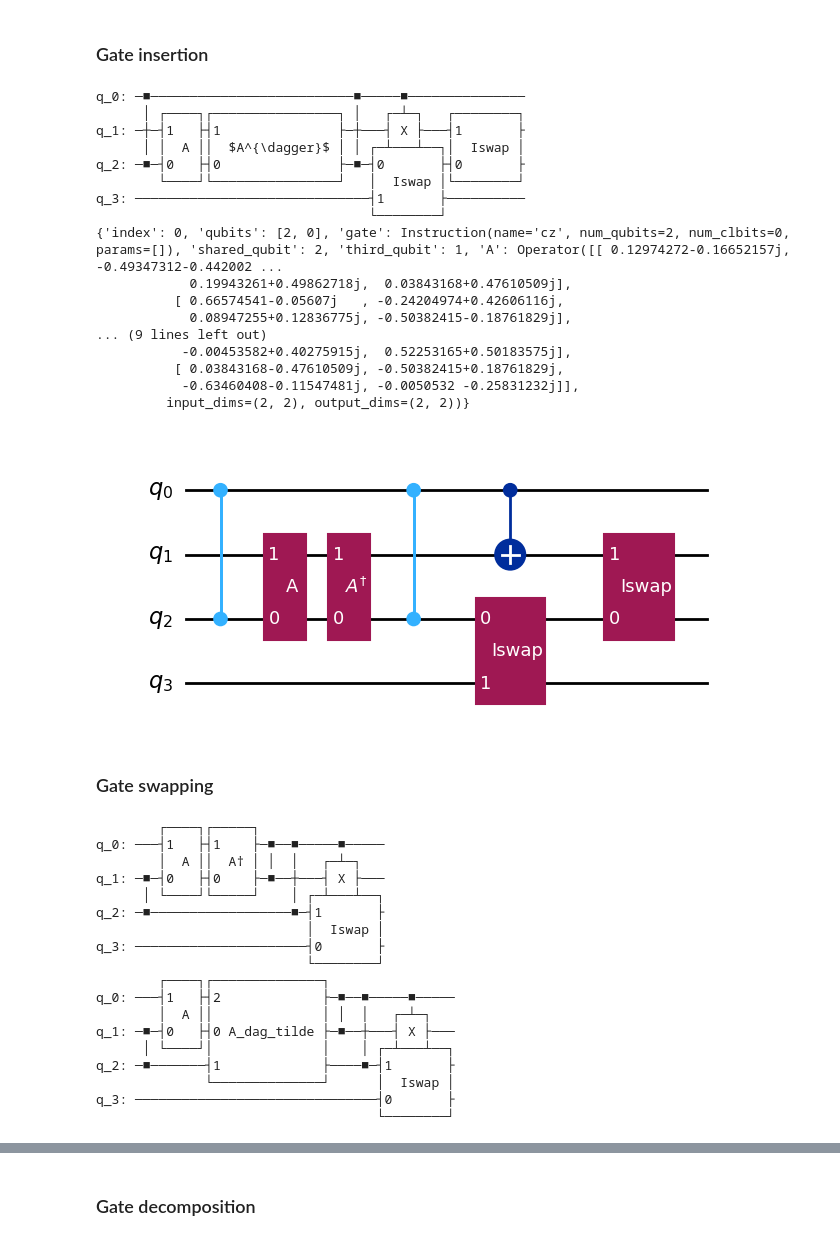
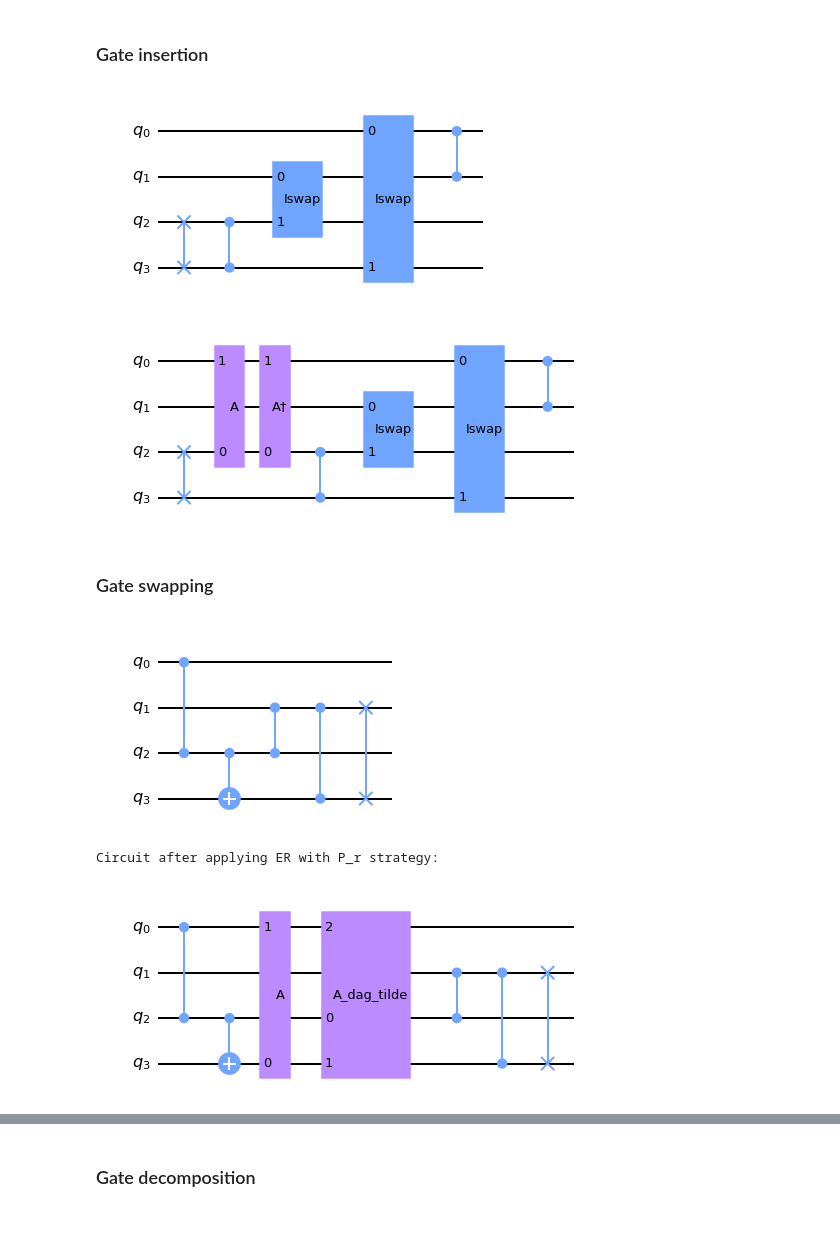
Before and after one commit to unitaryfund/circuit-unoptimization, a Jupyter notebook: notebooks/elemetary_recipe.ipynb, the cells around one changed output, grey strips where cells are left out. Drawn from its saved outputs; the diff is of its cells as text; code cells hidden in the pictures.

Commit message:
Adding gate synth and gate decomp. Adding two strategies for gate insertion.

```diff
--- a/notebooks/elemetary_recipe.ipynb
+++ b/notebooks/elemetary_recipe.ipynb
@@ -172,33 +221,17 @@ def gate_insert(qc: QuantumCircuit, strategy='default'):
 # %%
 # Generate a random two-qubit circuit
 qc = random_two_qubit_circuit(4, 5)
 
-# Perform gate insertion
-inserted_qc, B1_info = gate_insert(qc)
-
-print(inserted_qc)
-print(B1_info)
-
-inserted_qc.draw("mpl")
+qc.draw("mpl")
 # %% [output]
-q_0: ─■──────────────────────────■─────■───────────────
-      │ ┌────┐┌────────────────┐ │   ┌─┴─┐   ┌────────┐
-q_1: ─┼─┤1   ├┤1               ├─┼───┤ X ├───┤1       ├
-      │ │  A ││  $A^{\dagger}$ │ │ ┌─┴───┴──┐│  Iswap │
-q_2: ─■─┤0   ├┤0               ├─■─┤0       ├┤0       ├
-        └────┘└────────────────┘   │  Iswap │└────────┘
-q_3: ──────────────────────────────┤1       ├──────────
-                                   └────────┘
-{'index': 0, 'qubits': [2, 0], 'gate': Instruction(name='cz', num_qubits=2, num_clbits=0, params=[]), 'shared_qubit': 2, 'third_qubit': 1, 'A': Operator([[ 0.12974272-0.16652157j, -0.49347312-0.442002 ...
-            0.19943261+0.49862718j,  0.03843168+0.47610509j],
-          [ 0.66574541-0.05607j   , -0.24204974+0.42606116j,
-            0.08947255+0.12836775j, -0.50382415-0.18761829j],
-... (9 lines left out)
-           -0.00453582+0.40275915j,  0.52253165+0.50183575j],
-          [ 0.03843168-0.47610509j, -0.50382415+0.18761829j,
-           -0.63460408-0.11547481j, -0.0050532 -0.25831232j]],
-         input_dims=(2, 2), output_dims=(2, 2))}
-[figure, old version]
+[figure, new version]
+# %%
+# Perform gate insertion
+inserted_qc, B1_info, updated_er_gates = gate_insert(qc)
+
+inserted_qc.draw("mpl")
+# %% [output]
+[figure, added]
 # %% [markdown]
 ### Gate swapping
 # %%
@@ -268,36 +301,25 @@ def gate_swap(qc: QuantumCircuit, B1_info):
         new_qc.append(instr, qargs, cargs)
 
     return new_qc
+# %%
+# Initialize an empty list to keep track of gates generated in previous ERs
+previous_er_gates = []
+
+# Generate a random two-qubit circuit
+qc = random_two_qubit_circuit(4, 5)
+
+qc.draw("mpl")
+# %% [output]
+[figure, added]
 # %%
-# Generate a random two-qubit circuit
-qc = random_two_qubit_circuit(4, 5)
-
-# Perform gate insertion
-inserted_qc, B1_info = gate_insert(qc)
-
-print(inserted_qc)
+# Perform gate insertion using P_r strategy
+inserted_qc, B1_info, previous_er_gates = gate_insert(qc, strategy='P_r', previous_er_gates=previous_er_gates)
 
 # Perform gate swapping
 final_qc = gate_swap(inserted_qc, B1_info)
 
-# Print the final circuit
-print(final_qc)
+print("Circuit after applying ER with P_r strategy:")
+final_qc.draw("mpl")
 # %% [output]
-        ┌────┐┌─────┐
-q_0: ───┤1   ├┤1    ├─■──■─────■─────
-        │  A ││  A† │ │  │   ┌─┴─┐
-q_1: ─■─┤0   ├┤0    ├─■──┼───┤ X ├───
-      │ └────┘└─────┘    │ ┌─┴───┴──┐
-q_2: ─■──────────────────■─┤1       ├
-                           │  Iswap │
-q_3: ──────────────────────┤0       ├
-                           └────────┘
-        ┌────┐┌──────────────┐
-q_0: ───┤1   ├┤2             ├─■──■─────■─────
-        │  A ││              │ │  │   ┌─┴─┐
-q_1: ─■─┤0   ├┤0 A_dag_tilde ├─■──┼───┤ X ├───
-      │ └────┘│              │    │ ┌─┴───┴──┐
-q_2: ─■───────┤1             ├────■─┤1       ├
-              └──────────────┘      │  Iswap │
-q_3: ───────────────────────────────┤0       ├
-                                    └────────┘
+Circuit after applying ER with P_r strategy:
+[figure, added]
```
Also changed, not shown: parts of 11 cells of this notebook.
